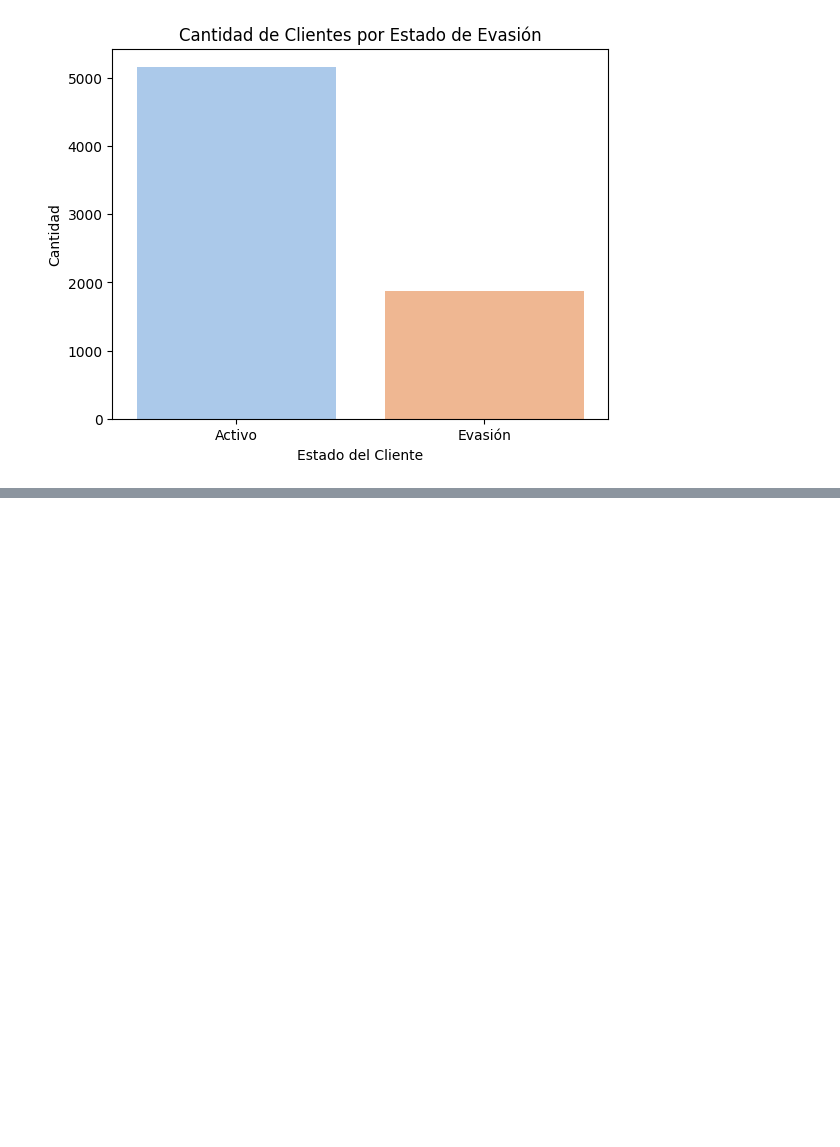
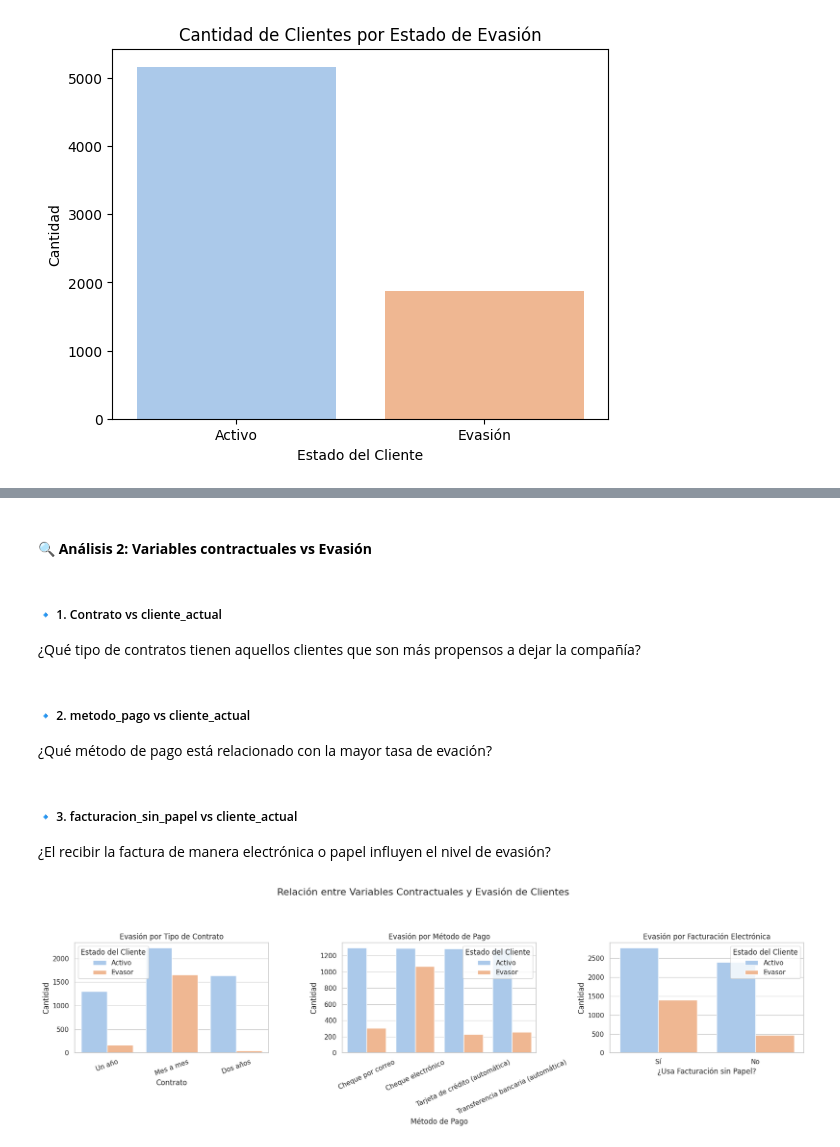
Before and after one commit to byfurkation/TelecomX_datos, a Jupyter notebook: TelecomX_LATAM.ipynb, the cells around one changed output, grey strips where cells are left out. Cells and saved outputs as stored; diff of their text form; code cells hidden in the pictures; blank space fills up the shorter version.

```diff
--- a/TelecomX_LATAM.ipynb
+++ b/TelecomX_LATAM.ipynb
@@ -804,0 +923,50 @@ Este análisis ayuda a entender si ciertos valores numéricos están más asocia
+# %% [markdown]
+#### 🔍 **Análisis 2: Variables contractuales vs Evasión**
+# %% [markdown]
+##### 🔹 1. Contrato vs cliente_actual
+
+¿Qué tipo de contratos tienen aquellos clientes que son más propensos a dejar la compañía?
+# %% [markdown]
+##### 🔹 2. metodo_pago vs cliente_actual
+
+¿Qué método de pago está relacionado con la mayor tasa de evación?
+# %% [markdown]
+##### 🔹 3. facturacion_sin_papel vs cliente_actual
+
+¿El recibir la factura de manera electrónica o papel influyen el nivel de evasión?
+# %%
+# Mapeo adicional para legibilidad
+df_normalizado['factura_legible'] = df_normalizado['facturacion_sin_papel'].map(map_booleano)
+
+# Crear figura general
+fig, axs = plt.subplots(1, 3, figsize=(18, 6))
+fig.suptitle('Relación entre Variables Contractuales y Evasión de Clientes', fontsize=16)
+
+# Gráfico 1: Tipo de Contrato
+sns.countplot(data=df_normalizado, x='contrato', hue='cliente_estado', ax=axs[0])
+axs[0].set_title('Evasión por Tipo de Contrato')
+axs[0].set_xlabel('Contrato')
+axs[0].set_ylabel('Cantidad')
+axs[0].tick_params(axis='x', rotation=20)
+
+# Gráfico 2: Método de Pago
+sns.countplot(data=df_normalizado, x='metodo_pago', hue='cliente_estado', ax=axs[1])
+axs[1].set_title('Evasión por Método de Pago')
+axs[1].set_xlabel('Método de Pago')
+axs[1].set_ylabel('Cantidad')
+axs[1].tick_params(axis='x', rotation=25)
+
+# Gráfico 3: Facturación sin Papel
+sns.countplot(data=df_normalizado, x='factura_legible', hue='cliente_estado', ax=axs[2])
+axs[2].set_title('Evasión por Facturación Electrónica')
+axs[2].set_xlabel('¿Usa Facturación sin Papel?')
+axs[2].set_ylabel('Cantidad')
+
+# Ajustes finales
+for ax in axs.flat:
+    ax.legend(title='Estado del Cliente')
+
+plt.tight_layout(rect=[0, 0.03, 1, 0.90])
+plt.show()
+# %% [output]
+[figure, added]
```
Also changed, not shown: parts of 31 cells of this notebook.
